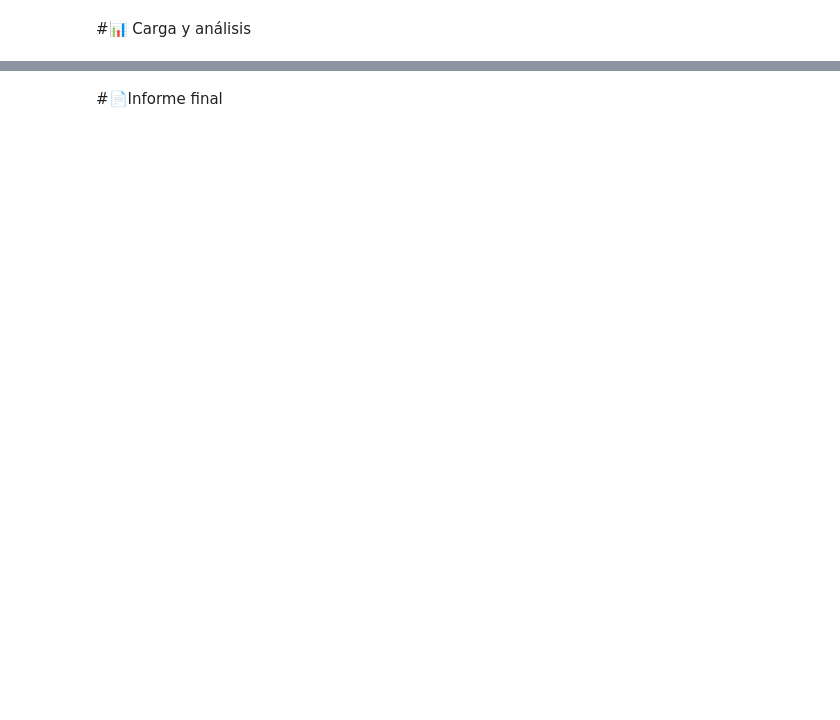
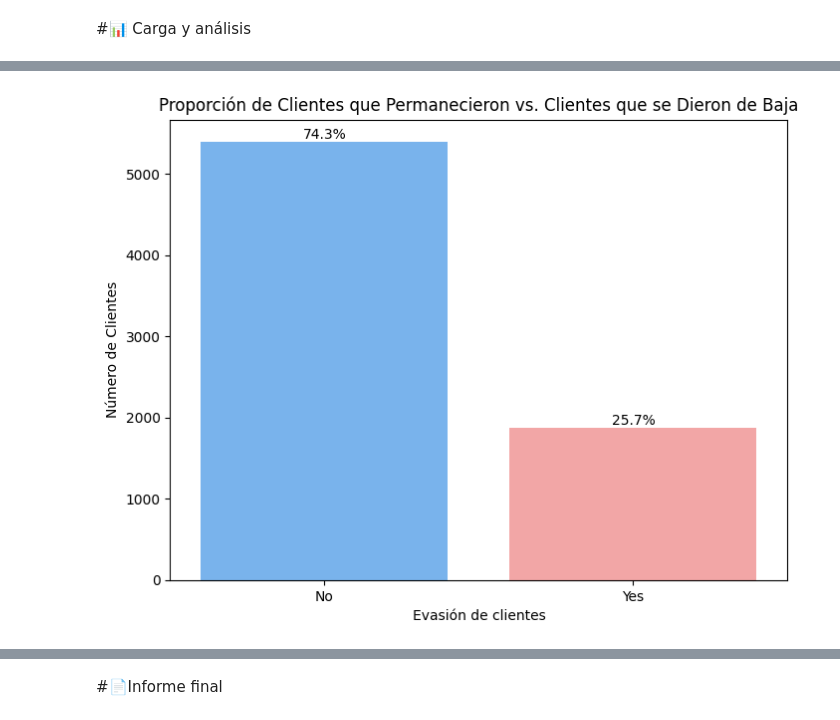
Before and after one commit to kcastrosm/-challenge2-data-science-LATAM, a Jupyter notebook: TelecomX_LATAM.ipynb, the cells around one changed output, grey strips where cells are left out. Saved outputs shown, nothing was run; the diff lists cells and outputs as text; code cells hidden in the pictures; blank space fills up the shorter version.

```diff
--- a/TelecomX_LATAM.ipynb
+++ b/TelecomX_LATAM.ipynb
@@ -83,0 +106,14 @@ No se encontraron filas duplicadas.
+# %%
+# Identificar los valores a reemplazar (el string vacío)
+valor_a_reemplazar = ''
+
+# Calcular la moda de la columna 'Churn', excluyendo el valor vacío
+# Usamos .mode()[0] para obtener el primer valor si hay múltiples modos
+moda_churn = df[df['Churn'] != valor_a_reemplazar]['Churn'].mode()[0]
+
+# Reemplazar los valores vacíos con la moda
+df['Churn'] = df['Churn'].replace(valor_a_reemplazar, moda_churn)
+
+# Verificar los valores únicos después de la limpieza
+print('Valores únicos de la columna Churn después de la limpieza:')
+print(df['Churn'].value_counts())
@@ -85,0 +171,20 @@ No se encontraron filas duplicadas.
+# %%
+# Calcular las proporciones de Churn
+churn_counts = df['Churn'].value_counts().reset_index()
+churn_counts.columns = ['Churn', 'Count']
+
+# Crear el gráfico de barras
+plt.figure(figsize=(8, 6))
+sns.barplot(x='Churn', y='Count', data=churn_counts, palette=['#66b3ff','#ff9999'], hue='Churn', legend=False)
+
+# Añadir las etiquetas de porcentaje en las barras
+total = churn_counts['Count'].sum()
+for index, row in churn_counts.iterrows():
+    plt.text(row.name, row.Count, f'{row.Count/total:.1%}', color='black', ha="center", va='bottom')
+
+plt.title('Proporción de Clientes que Permanecieron vs. Clientes que se Dieron de Baja')
+plt.xlabel('Evasión de clientes')
+plt.ylabel('Número de Clientes')
+plt.show()
+# %% [output]
+[figure, added]
```
Also changed, not shown: parts of 6 cells of this notebook.
